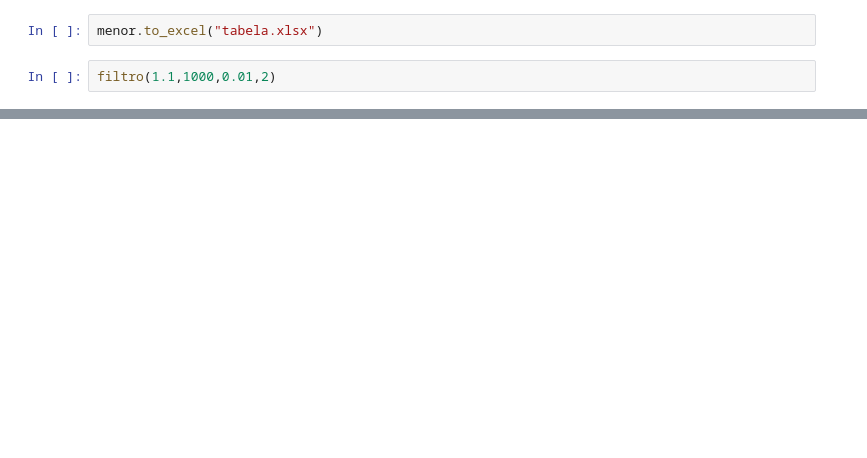
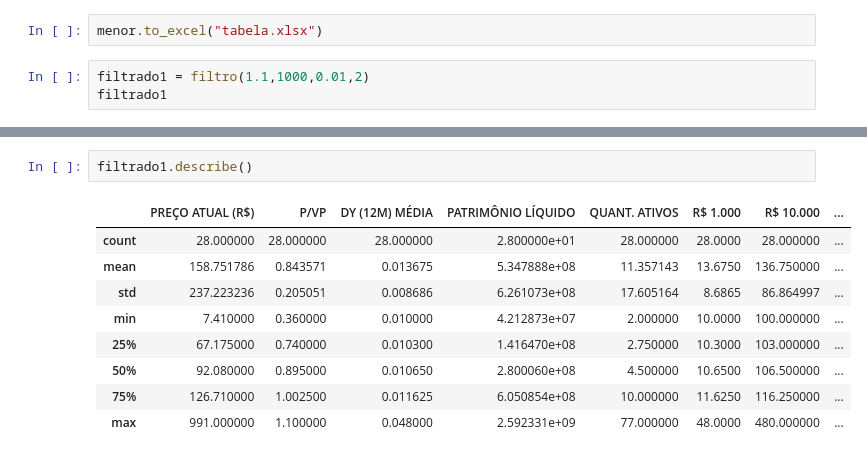
Before and after one commit to joaofariastn/Analise-FIis-, a Jupyter notebook: Análise de FIis.ipynb, the cells around one changed output, grey strips where cells are left out. Drawn from its saved outputs; the diff is of its cells as text; blank space fills up the shorter version.

```diff
--- a/Análise de FIis.ipynb
+++ b/Análise de FIis.ipynb
@@ -57,7 +57,8 @@ display(menor)
 # %%
 menor.to_excel("tabela.xlsx")
 # %%
-filtro(1.1,1000,0.01,2)
+filtrado1 = filtro(1.1,1000,0.01,2)
+filtrado1
 # %% [output]
 |  | FUNDOS | SETOR | PREÇO ATUAL (R$) | P/VP | DY (12M) MÉDIA | PATRIMÔNIO LÍQUIDO | QUANT. ATIVOS | ... |
 | 186 | RBED11 | EDUCACIONAL | 137.27 | 0.95 | 0.0100 | 3.399460e+08 | 7 | ... |
@@ -78,0 +100,12 @@ filtro(1.1,1000,0.01,2)
+# %%
+filtrado1.describe()
+# %% [output]
+|  | PREÇO ATUAL (R$) | P/VP | DY (12M) MÉDIA | PATRIMÔNIO LÍQUIDO | QUANT. ATIVOS | R$ 1.000 | R$ 10.000 | ... |
+| count | 28.000000 | 28.000000 | 28.000000 | 2.800000e+01 | 28.000000 | 28.0000 | 28.000000 | ... |
+| mean | 158.751786 | 0.843571 | 0.013675 | 5.347888e+08 | 11.357143 | 13.6750 | 136.750000 | ... |
+| std | 237.223236 | 0.205051 | 0.008686 | 6.261073e+08 | 17.605164 | 8.6865 | 86.864997 | ... |
+| min | 7.410000 | 0.360000 | 0.010000 | 4.212873e+07 | 2.000000 | 10.0000 | 100.000000 | ... |
+| 25% | 67.175000 | 0.740000 | 0.010300 | 1.416470e+08 | 2.750000 | 10.3000 | 103.000000 | ... |
+| 50% | 92.080000 | 0.895000 | 0.010650 | 2.800060e+08 | 4.500000 | 10.6500 | 106.500000 | ... |
+| 75% | 126.710000 | 1.002500 | 0.011625 | 6.050854e+08 | 10.000000 | 11.6250 | 116.250000 | ... |
+| max | 991.000000 | 1.100000 | 0.048000 | 2.592331e+09 | 77.000000 | 48.0000 | 480.000000 | ... |
```
Also changed, not shown: parts of 1 cell of this notebook.
